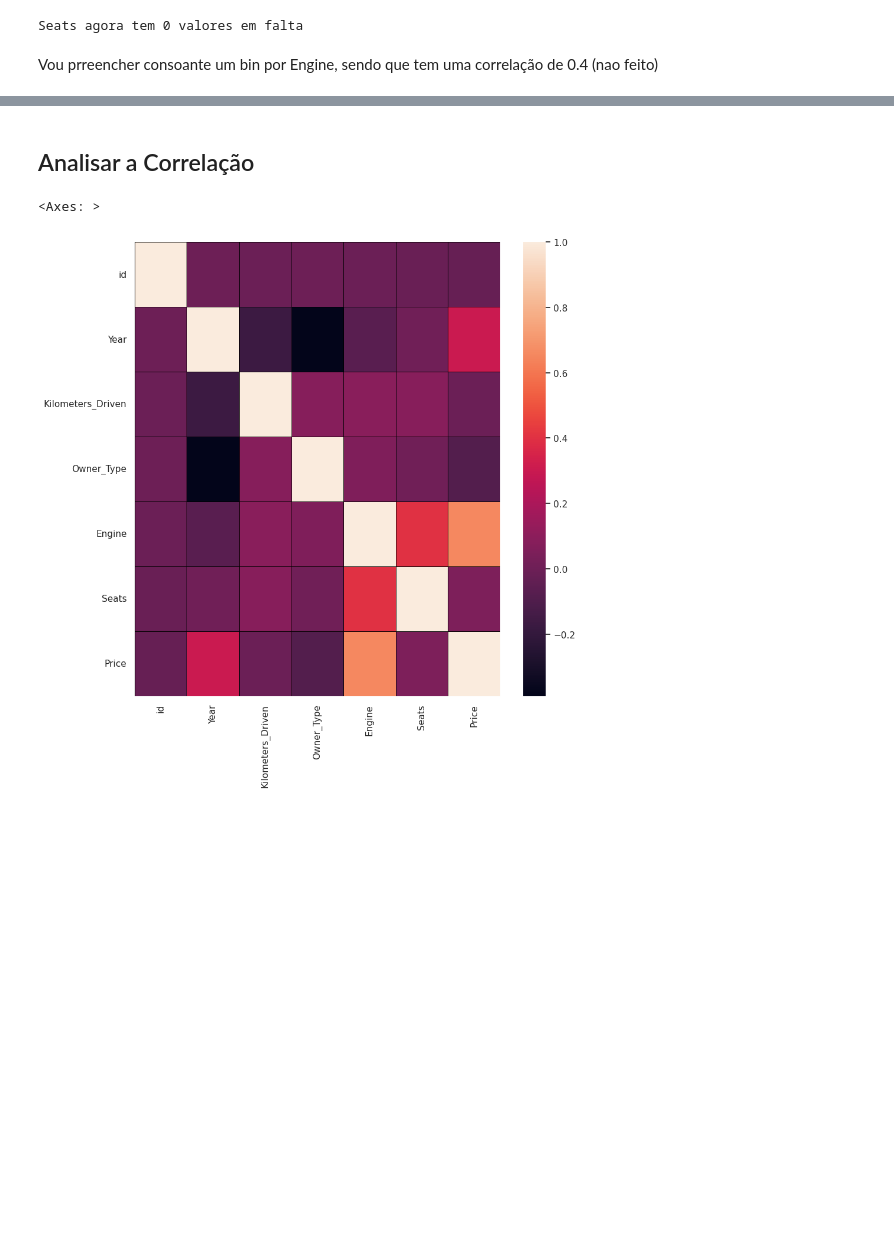
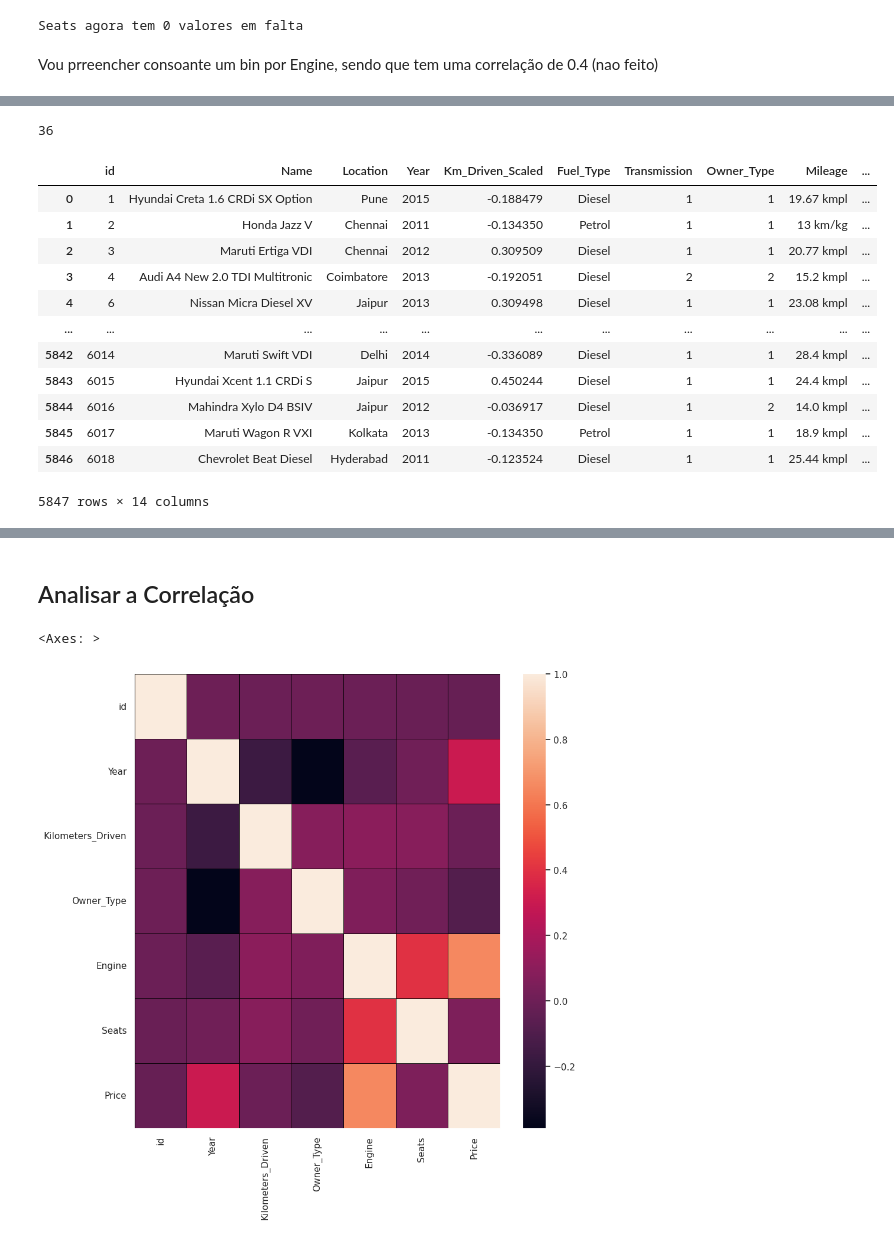
Before and after one commit to pedrops164/daa2324, a Jupyter notebook: grupo/src/FE_TBag.ipynb, the cells around one changed output, grey strips where cells are left out. Saved outputs shown, nothing was run; the diff lists cells and outputs as text; code cells hidden in the pictures; blank space fills up the shorter version.

```diff
--- a/grupo/src/FE_TBag.ipynb
+++ b/grupo/src/FE_TBag.ipynb
@@ -214,8 +121,0 @@ Vou fazer binning pelo preço e ver a média de Engine
-# %%
-price_bin = pd.cut(data['Price'], bins=int(data['Price'].max()))
-
-groupByPriceBin = data.groupby(price_bin)['Engine'].mean().to_dict()
-data['Engine'].fillna(data['Price'].map(groupByPriceBin), inplace=True)
-data['Engine'] = data['Engine'].astype(int)
-print(f"Engine agora tem {data['Engine'].isnull().sum()} valores em falta")
-data.head()
@@ -315,0 +237,38 @@ Vou prreencher consoante um bin por Engine, sendo que tem uma correlação de 0.
+# %%
+# Função pra transformar valor em int
+def removeCC(val):
+    num, _ = val.split(" ")
+    return int(num)
+
+data = data.copy()
+data['Engine'] = data['Engine'].map(removeCC, na_action="ignore")
+print(data['Engine'].isnull().sum())
+# %% [output]
+36
+# %%
+from sklearn.preprocessing import StandardScaler
+
+data2 = data.copy()
+
+replace_map2 = {'Transmission': { 'Manual': 1, 'Automatic': 2}}
+data2.replace(replace_map2, inplace=True)
+
+# We scale the kilometers driven so that the feature has a mean of 0 and std deviation of 1 (z-score normalization)
+scaler = StandardScaler()
+data2['Kilometers_Driven'] = scaler.fit_transform(data2[['Kilometers_Driven']])
+data2.rename(columns={'Kilometers_Driven': 'Km_Driven_Scaled'}, inplace=True)
+data2
+# %% [output]
+|  | id | Name | Location | Year | Km_Driven_Scaled | Fuel_Type | Transmission | Owner_Type | Mileage | ... |
+| 0 | 1 | Hyundai Creta 1.6 CRDi SX Option | Pune | 2015 | -0.188479 | Diesel | 1 | 1 | 19.67 kmpl | ... |
+| 1 | 2 | Honda Jazz V | Chennai | 2011 | -0.134350 | Petrol | 1 | 1 | 13 km/kg | ... |
+| 2 | 3 | Maruti Ertiga VDI | Chennai | 2012 | 0.309509 | Diesel | 1 | 1 | 20.77 kmpl | ... |
+| 3 | 4 | Audi A4 New 2.0 TDI Multitronic | Coimbatore | 2013 | -0.192051 | Diesel | 2 | 2 | 15.2 kmpl | ... |
+| 4 | 6 | Nissan Micra Diesel XV | Jaipur | 2013 | 0.309498 | Diesel | 1 | 1 | 23.08 kmpl | ... |
+| ... | ... | ... | ... | ... | ... | ... | ... | ... | ... | ... |
+| 5842 | 6014 | Maruti Swift VDI | Delhi | 2014 | -0.336089 | Diesel | 1 | 1 | 28.4 kmpl | ... |
+| 5843 | 6015 | Hyundai Xcent 1.1 CRDi S | Jaipur | 2015 | 0.450244 | Diesel | 1 | 1 | 24.4 kmpl | ... |
+| 5844 | 6016 | Mahindra Xylo D4 BSIV | Jaipur | 2012 | -0.036917 | Diesel | 1 | 2 | 14.0 kmpl | ... |
+| 5845 | 6017 | Maruti Wagon R VXI | Kolkata | 2013 | -0.134350 | Petrol | 1 | 1 | 18.9 kmpl | ... |
+| 5846 | 6018 | Chevrolet Beat Diesel | Hyderabad | 2011 | -0.123524 | Diesel | 1 | 1 | 25.44 kmpl | ... |
+5847 rows × 14 columns
```
Also changed, not shown: parts of 29 cells of this notebook, 2 other files.
